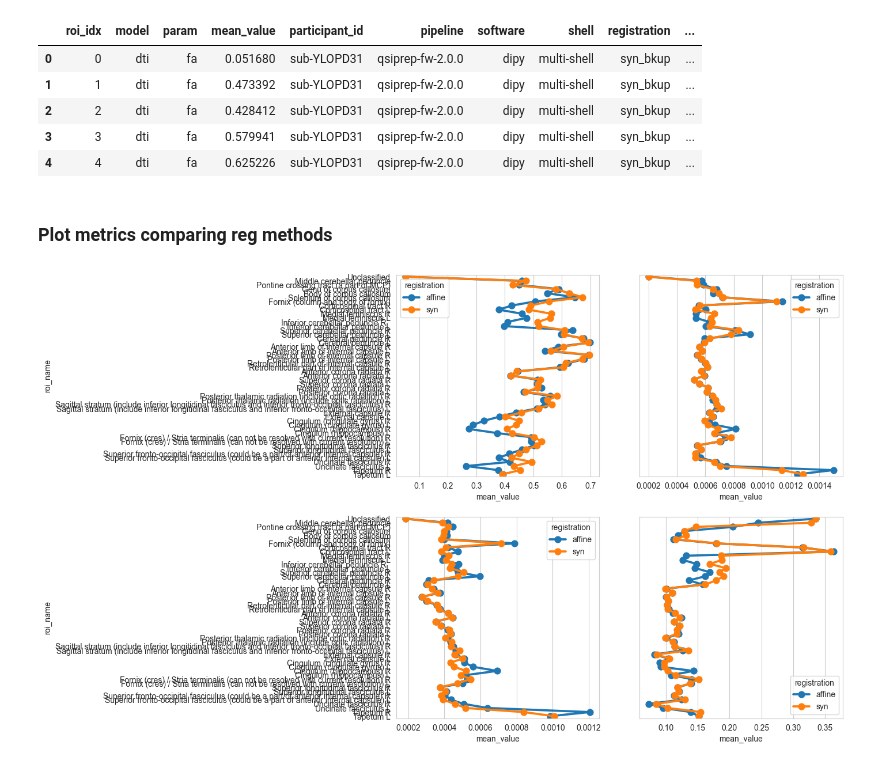
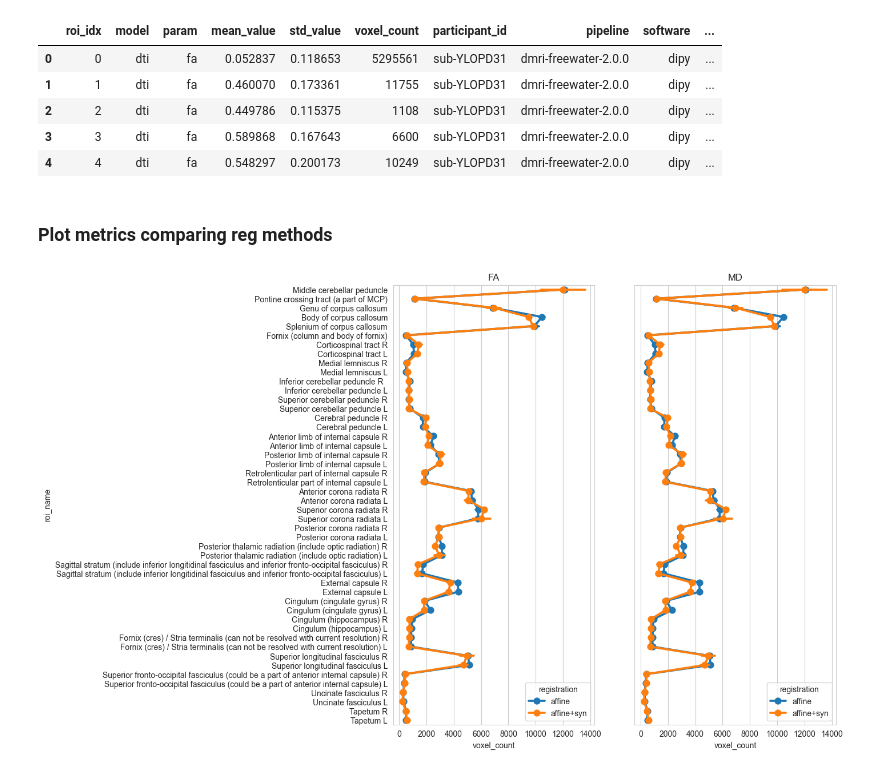
Before and after one commit to nikhil153/nipoppy-dmri-freewater, a Jupyter notebook: plot_diff_metrics.ipynb, the cells around one changed output. Drawn from its saved outputs; the diff is of its cells as text; code cells hidden in the pictures.

```diff
--- a/plot_diff_metrics.ipynb
+++ b/plot_diff_metrics.ipynb
@@ -5,37 +5,49 @@ import seaborn as sns
 import matplotlib.pyplot as plt
 # %%
 idp_dir = "/home/nikhil/projects/Parkinsons/nimhans/data/ylo/derivatives/dmri-freewater/2.0.0/idp/"
-
-syn_idp = f"{idp_dir}/sub-YLOPD31_ses-01_qsiprep-fw-2.0.0_JHU-ICBM-labels-1mm_syn_idp.tsv"
-aff_idp = f"{idp_dir}/sub-YLOPD31_ses-01_qsiprep-fw-2.0.0_JHU-ICBM-labels-1mm_affine_idp.tsv"
 # %%
-syn_idp_df = pd.read_csv(syn_idp, sep="\t")
-aff_idp_df = pd.read_csv(aff_idp, sep="\t")
+idp_df = pd.DataFrame()
+participant_id_list = ["sub-YLOPD31", "sub-YLOPD321"]
 
-idp_df = pd.concat([aff_idp_df,syn_idp_df], axis=0)
+for participant_id in participant_id_list:
+    syn_idp = f"{idp_dir}/{participant_id}_ses-01_dmri-freewater-2.0.0_JHU-ICBM-labels-1mm_affine+syn_idp.tsv"
+    aff_idp = f"{idp_dir}/{participant_id}_ses-01_dmri-freewater-2.0.0_JHU-ICBM-labels-1mm_affine_idp.tsv"
+
+    syn_idp_df = pd.read_csv(syn_idp, sep="\t")
+    aff_idp_df = pd.read_csv(aff_idp, sep="\t")
+
+    participant_idp_df = pd.concat([aff_idp_df,syn_idp_df], axis=0)
+    participant_idp_df["participant_id"] = participant_id
+
+    idp_df = pd.concat([idp_df, participant_idp_df], axis=0)
 
 idp_df.head()
 # %% [output]
-|  | roi_idx | model | param | mean_value | participant_id | pipeline | software | shell | registration | ... |
-| 0 | 0 | dti | fa | 0.051680 | sub-YLOPD31 | qsiprep-fw-2.0.0 | dipy | multi-shell | syn_bkup | ... |
-| 1 | 1 | dti | fa | 0.473392 | sub-YLOPD31 | qsiprep-fw-2.0.0 | dipy | multi-shell | syn_bkup | ... |
-| 2 | 2 | dti | fa | 0.428412 | sub-YLOPD31 | qsiprep-fw-2.0.0 | dipy | multi-shell | syn_bkup | ... |
-| 3 | 3 | dti | fa | 0.579941 | sub-YLOPD31 | qsiprep-fw-2.0.0 | dipy | multi-shell | syn_bkup | ... |
-| 4 | 4 | dti | fa | 0.625226 | sub-YLOPD31 | qsiprep-fw-2.0.0 | dipy | multi-shell | syn_bkup | ... |
+|  | roi_idx | model | param | mean_value | std_value | voxel_count | participant_id | pipeline | software | ... |
+| 0 | 0 | dti | fa | 0.052837 | 0.118653 | 5295561 | sub-YLOPD31 | dmri-freewater-2.0.0 | dipy | ... |
+| 1 | 1 | dti | fa | 0.460070 | 0.173361 | 11755 | sub-YLOPD31 | dmri-freewater-2.0.0 | dipy | ... |
+| 2 | 2 | dti | fa | 0.449786 | 0.115375 | 1108 | sub-YLOPD31 | dmri-freewater-2.0.0 | dipy | ... |
+| 3 | 3 | dti | fa | 0.589868 | 0.167643 | 6600 | sub-YLOPD31 | dmri-freewater-2.0.0 | dipy | ... |
+| 4 | 4 | dti | fa | 0.548297 | 0.200173 | 10249 | sub-YLOPD31 | dmri-freewater-2.0.0 | dipy | ... |
 # %% [markdown]
 ### Plot metrics comparing reg methods
 # %%
 
 sns.set_style("whitegrid")
 
 # Create a figure and a set of subplots
-fig, axes = plt.subplots(nrows=2, ncols=2, figsize=(10, 10), sharex=False,sharey=True)
+fig, axes = plt.subplots(nrows=1, ncols=2, figsize=(10, 10), sharex=False,sharey=True)
 
-param_list = ["fa","md","ad","nrmse"]
+param_list = ["fa","md"]
 
+idp_df = idp_df[idp_df["roi_name"] != "Unclassified"]
 for i, ax in enumerate(axes.flatten()):
-    plot_df = idp_df[idp_df["param"] == param_list[i]].copy()
-    sns.pointplot(y= "roi_name", x="mean_value", hue="registration", ax=ax,
+    plot_df = idp_df[
+        (idp_df["param"] == param_list[i]) &
+        (idp_df["model"] == "dti")
+                     ].copy()
+    sns.pointplot(y="roi_name", x="voxel_count", hue="registration", ax=ax,
                 data=plot_df)
+    ax.set_title(f"{param_list[i].upper()}")
 # %% [output]
-[figure, old version]
+[figure, new version]
```
